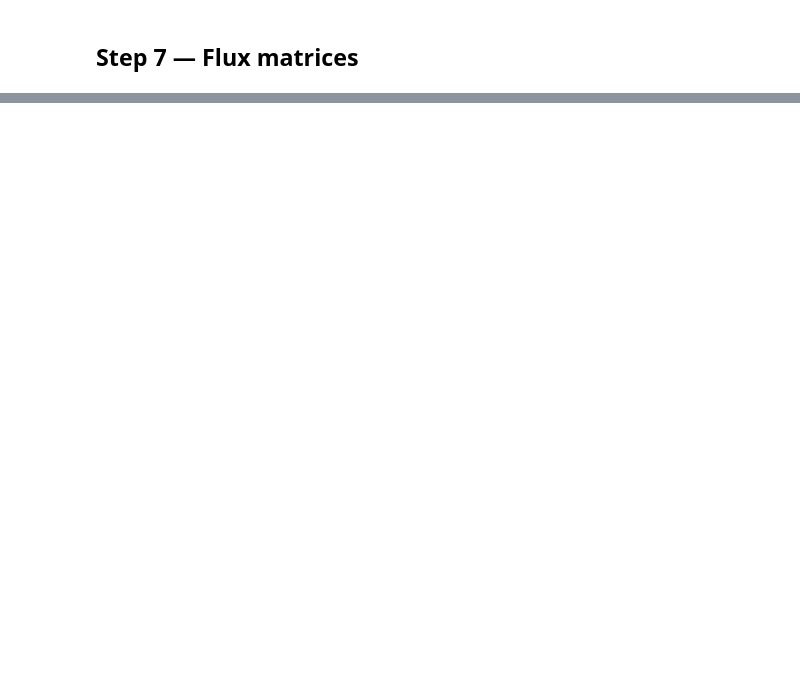
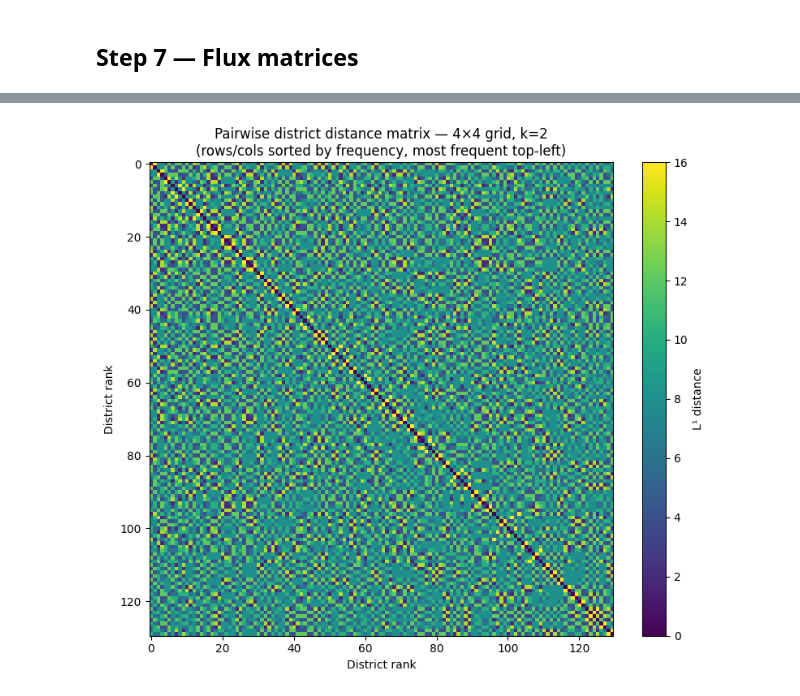
Before and after one commit to annacgilbert/gmstrat, a Jupyter notebook: grid_experiments.ipynb, the cells around one changed output, grey strips where cells are left out. Saved outputs shown, nothing was run; the diff lists cells and outputs as text; code cells hidden in the pictures; blank space fills up the shorter version.

```diff
--- a/grid_experiments.ipynb
+++ b/grid_experiments.ipynb
@@ -347,0 +305,21 @@ plt.show()
+# %%
+# distance matrix — rows/cols reordered by frequency rank (matches df_sorted above)
+D = np.load(f"local/output/grid{N}x{N}_k{k}/processed/distance_matrix.npy")
+
+freq_order = df_sorted["district_uid"].values
+D_ordered  = D[np.ix_(freq_order, freq_order)]
+
+fig, ax = plt.subplots(figsize=(8, 7))
+im = ax.imshow(D_ordered, aspect="auto", cmap="viridis")
+plt.colorbar(im, ax=ax, label="L¹ distance")
+ax.set_title(
+    f"Pairwise district distance matrix — {N}×{N} grid, k={k}\n"
+    f"(rows/cols sorted by frequency, most frequent top-left)",
+    fontsize=12,
+)
+ax.set_xlabel("District rank")
+ax.set_ylabel("District rank")
+plt.tight_layout()
+plt.show()
+# %% [output]
+[figure, added]
```
Also changed, not shown: parts of 18 cells of this notebook, 2 other files.
